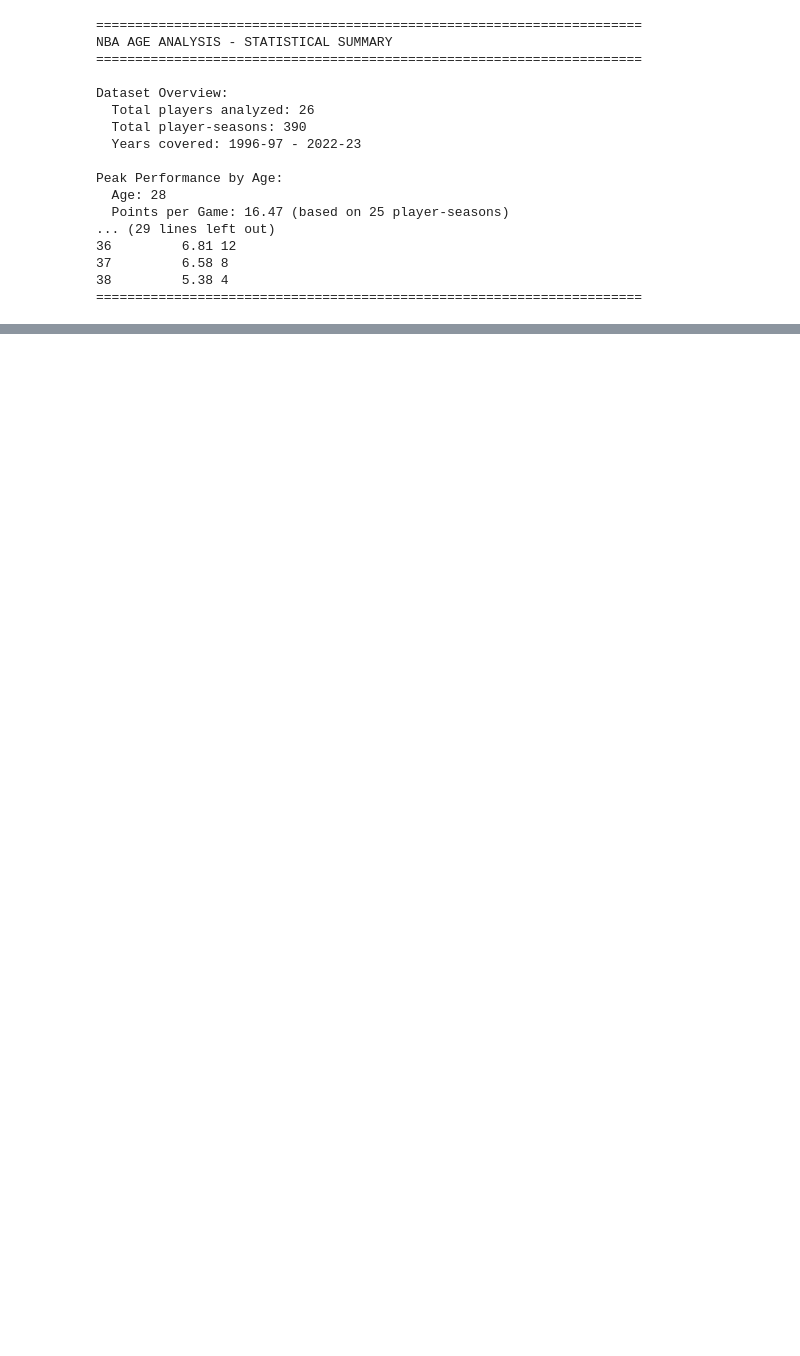
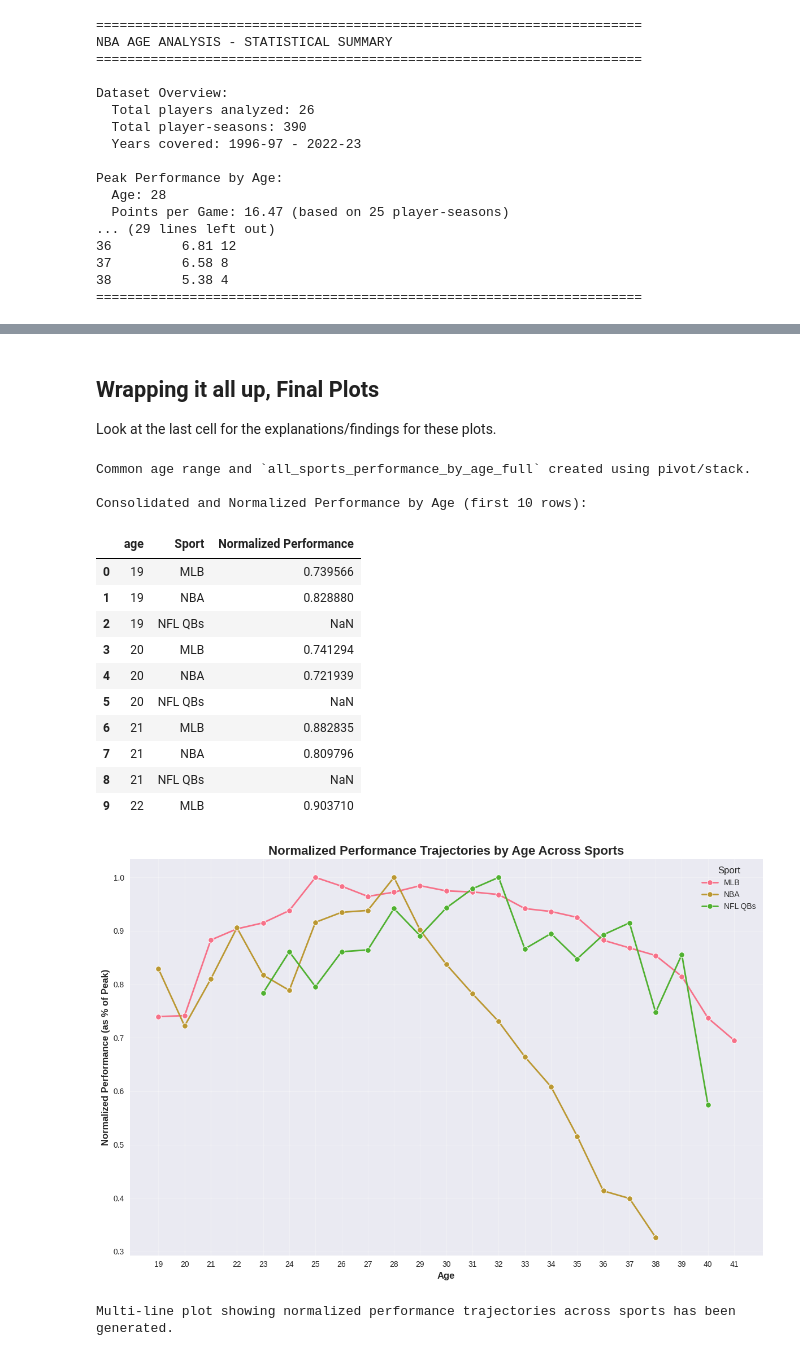
Before and after one commit to Zaji-L/Comparing_Sports_Primes, a Jupyter notebook: sports_primes_analysis_working.ipynb, the cells around one changed output, grey strips where cells are left out. Saved outputs shown, nothing was run; the diff lists cells and outputs as text; code cells hidden in the pictures; blank space fills up the shorter version.

```diff
--- a/sports_primes_analysis_working.ipynb
+++ b/sports_primes_analysis_working.ipynb
@@ -1081,0 +1285,9 @@ Peak Performance by Age:
+# %%
+nba_performance_by_age = avg_nba_by_age_filtered[['mean']].copy()
+nba_performance_by_age.rename(columns={'mean': 'performance'}, inplace=True)
+nba_performance_by_age['Sport'] = 'NBA'
+nba_performance_by_age['Normalized Performance'] = nba_performance_by_age['performance'] / nba_summary['Peak Value']
+
+print("NBA performance data by age created and normalized.")
+print("First few rows of nba_performance_by_age:")
+display(nba_performance_by_age.head())
@@ -1081,0 +1306,10 @@ Peak Performance by Age:
+# %%
+all_sports_performance_by_age = pd.concat([
+    mlb_performance_by_age.reset_index(),
+    nfl_qb_performance_by_age.reset_index(),
+    nba_performance_by_age.reset_index()
+], ignore_index=True)
+
+print("Combined all sports performance data by age into a single DataFrame.")
+print("First few rows of all_sports_performance_by_age:")
+display(all_sports_performance_by_age.head())
@@ -1081,0 +1407,58 @@ Peak Performance by Age:
+# %% [markdown]
+## Wrapping it all up, Final Plots
+
+Look at the last cell for the explanations/findings for these plots.
+# %%
+all_sports_performance_by_age['age'] = all_sports_performance_by_age['age'].astype(int)
+
+# Create a pivot table to get ages as index and sports as columns, with Normalized Performance values
+# This inherently handles all unique (age, Sport) combinations
+pivot_df = all_sports_performance_by_age.pivot(index='age', columns='Sport', values='Normalized Performance')
+
+# Unpivot the table back, explicitly including NaNs where data is missing for an (age, Sport) pair
+all_sports_performance_by_age_full = pivot_df.stack(dropna=False).reset_index(name='Normalized Performance')
+
+# Rename the 'level_1' column created by stack to 'Sport'
+all_sports_performance_by_age_full.rename(columns={'level_1': 'Sport'}, inplace=True)
+
+# Ensure 'age' is int
+all_sports_performance_by_age_full['age'] = all_sports_performance_by_age_full['age'].astype(int)
+
+# Determine the minimum and maximum age for setting x-ticks on plots later
+min_age = all_sports_performance_by_age_full['age'].min()
+max_age = all_sports_performance_by_age_full['age'].max()
+
+print("Common age range and `all_sports_performance_by_age_full` created using pivot/stack.")
+print("\nConsolidated and Normalized Performance by Age (first 10 rows):")
+display(all_sports_performance_by_age_full.head(10))
+
+# plot
+plt.figure(figsize=(12, 8))
+sns.lineplot(data=all_sports_performance_by_age_full, x='age', y='Normalized Performance', hue='Sport', marker='o', linewidth=2)
+plt.title('Normalized Performance Trajectories by Age Across Sports', fontsize=16, fontweight='bold')
+plt.xlabel('Age', fontsize=12, fontweight='bold')
+plt.ylabel('Normalized Performance (as % of Peak)', fontsize=12, fontweight='bold')
+plt.xticks(range(min_age, max_age + 1))
+plt.grid(True, alpha=0.3)
+plt.legend(title='Sport', fontsize=10, title_fontsize=12)
+plt.tight_layout()
+plt.show()
+
+print("Multi-line plot showing normalized performance trajectories across sports has been generated.")
+# %% [output]
+Common age range and `all_sports_performance_by_age_full` created using pivot/stack.
+
+Consolidated and Normalized Performance by Age (first 10 rows):
+|  | age | Sport | Normalized Performance |
+| 0 | 19 | MLB | 0.739566 |
+| 1 | 19 | NBA | 0.828880 |
+| 2 | 19 | NFL QBs | NaN |
+| 3 | 20 | MLB | 0.741294 |
+| 4 | 20 | NBA | 0.721939 |
+| 5 | 20 | NFL QBs | NaN |
+| 6 | 21 | MLB | 0.882835 |
+| 7 | 21 | NBA | 0.809796 |
+| 8 | 21 | NFL QBs | NaN |
+| 9 | 22 | MLB | 0.903710 |
+[figure, added]
+Multi-line plot showing normalized performance trajectories across sports has been generated.
```
Also changed, not shown: parts of 52 cells of this notebook.
